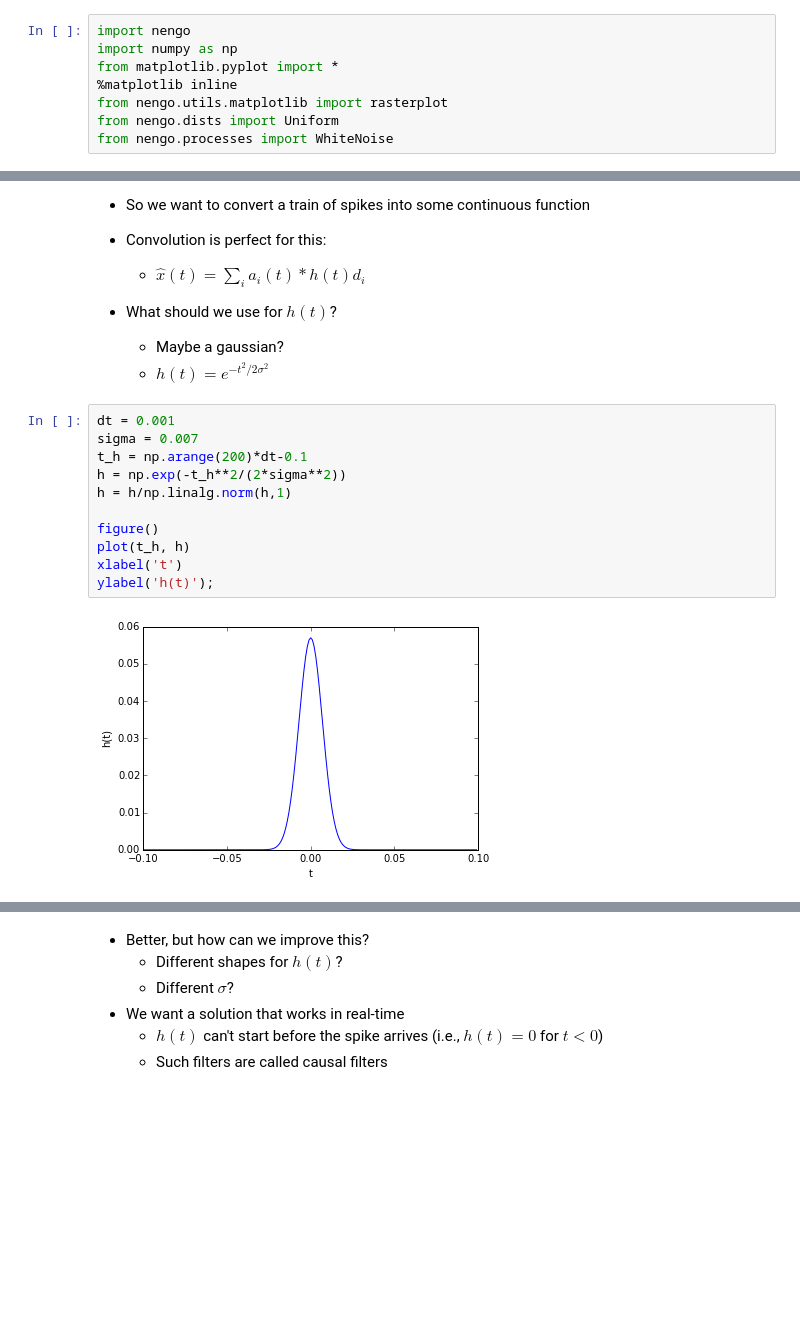
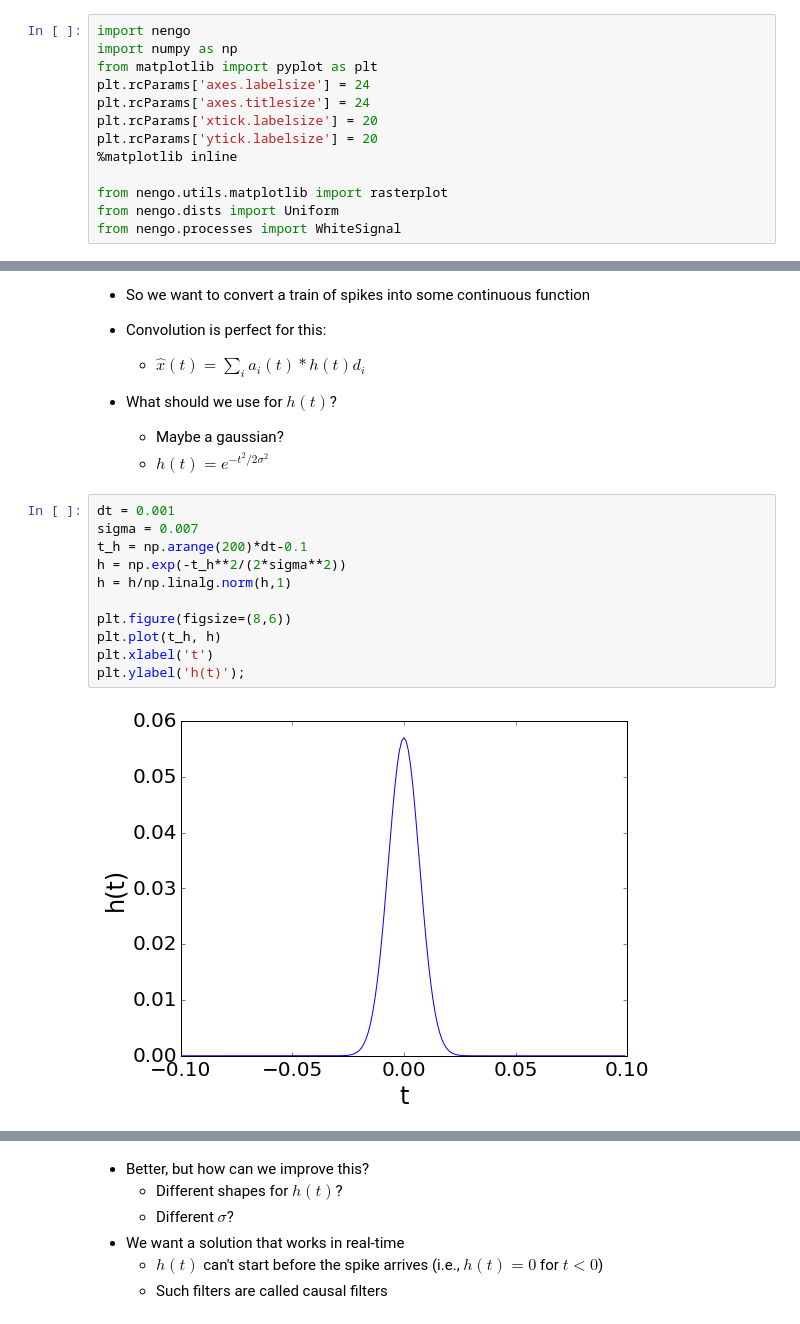
Before and after one commit to Stanford-BIS/syde556, a Jupyter notebook: EE 304 Lecture 3 Temporal Representation.ipynb, the cells around one changed output, grey strips where cells are left out. Drawn from its saved outputs; the diff is of its cells as text; blank space fills up the shorter version.

```diff
--- a/EE 304 Lecture 3 Temporal Representation.ipynb
+++ b/EE 304 Lecture 3 Temporal Representation.ipynb
@@ -14,8 +14,13 @@
 # %%
 import nengo
 import numpy as np
-from matplotlib.pyplot import *
+from matplotlib import pyplot as plt
+plt.rcParams['axes.labelsize'] = 24
+plt.rcParams['axes.titlesize'] = 24
+plt.rcParams['xtick.labelsize'] = 20
+plt.rcParams['ytick.labelsize'] = 20
 %matplotlib inline
+
 from nengo.utils.matplotlib import rasterplot
 from nengo.dists import Uniform
-from nengo.processes import WhiteNoise
+from nengo.processes import WhiteSignal
@@ -404,15 +402,15 @@ ylabel("Neuron");
 # %%
 dt = 0.001
 sigma = 0.007
 t_h = np.arange(200)*dt-0.1
 h = np.exp(-t_h**2/(2*sigma**2))
 h = h/np.linalg.norm(h,1)
 
-figure()
-plot(t_h, h)
-xlabel('t')
-ylabel('h(t)');
+plt.figure(figsize=(8,6))
+plt.plot(t_h, h)
+plt.xlabel('t')
+plt.ylabel('h(t)');
 # %% [output]
-[figure, old version]
+[figure, new version]
 # %%
 model = nengo.Network(label='Decoding Neurons')
```
Also changed, not shown: parts of 11 cells of this notebook, 1 other file.
